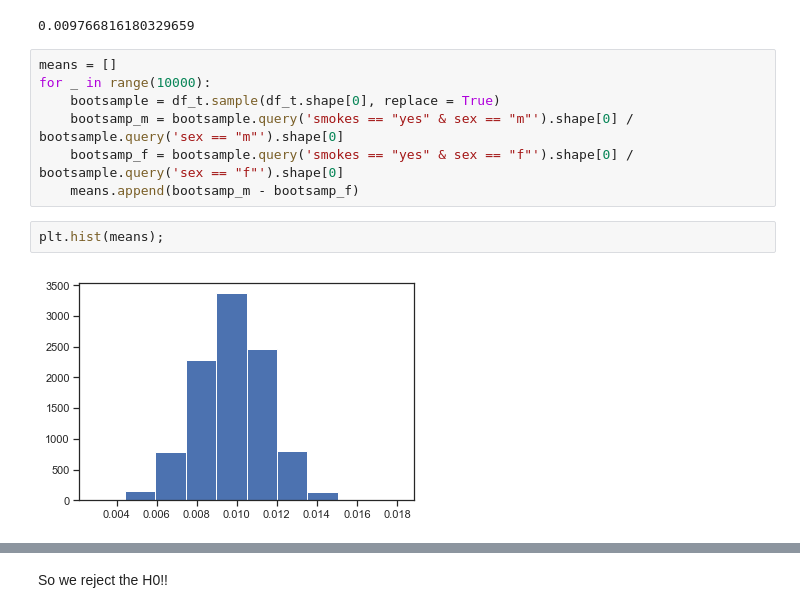
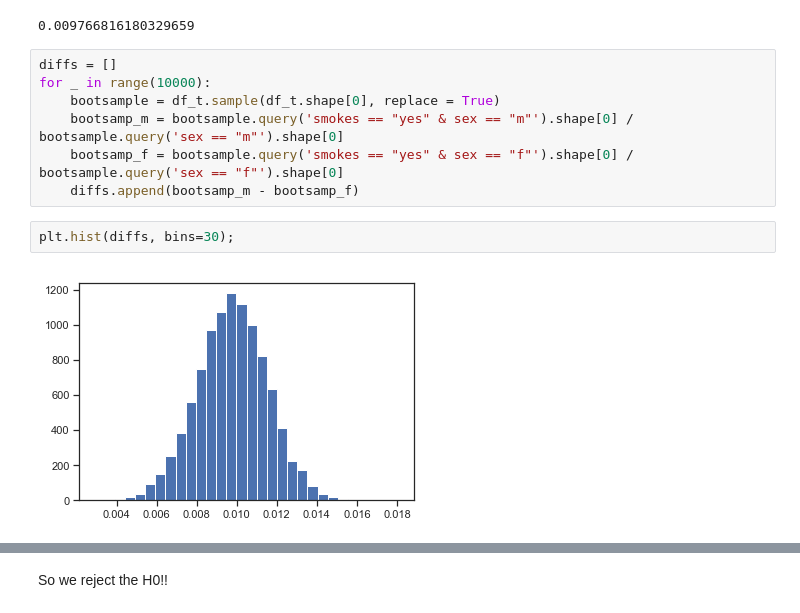
Before and after one commit to stuartxu2/OKCupid_matching, a Jupyter notebook: OKCupid_EDA.ipynb, the cells around one changed output, grey strips where cells are left out. Cells and saved outputs as stored; diff of their text form.

```diff
--- a/OKCupid_EDA.ipynb
+++ b/OKCupid_EDA.ipynb
@@ -745,14 +752,14 @@ obs_diff
 # %% [output]
 0.009766816180329659
 # %%
-means = []
+diffs = []
 for _ in range(10000):
     bootsample = df_t.sample(df_t.shape[0], replace = True)
     bootsamp_m = bootsample.query('smokes == "yes" & sex == "m"').shape[0] / bootsample.query('sex == "m"').shape[0]
     bootsamp_f = bootsample.query('smokes == "yes" & sex == "f"').shape[0] / bootsample.query('sex == "f"').shape[0]
-    means.append(bootsamp_m - bootsamp_f)
+    diffs.append(bootsamp_m - bootsamp_f)
 # %%
-plt.hist(means);
+plt.hist(diffs, bins=30);
 # %% [output]
-[figure, old version]
+[figure, new version]
 # %%
```
Also changed, not shown: parts of 11 cells of this notebook.
